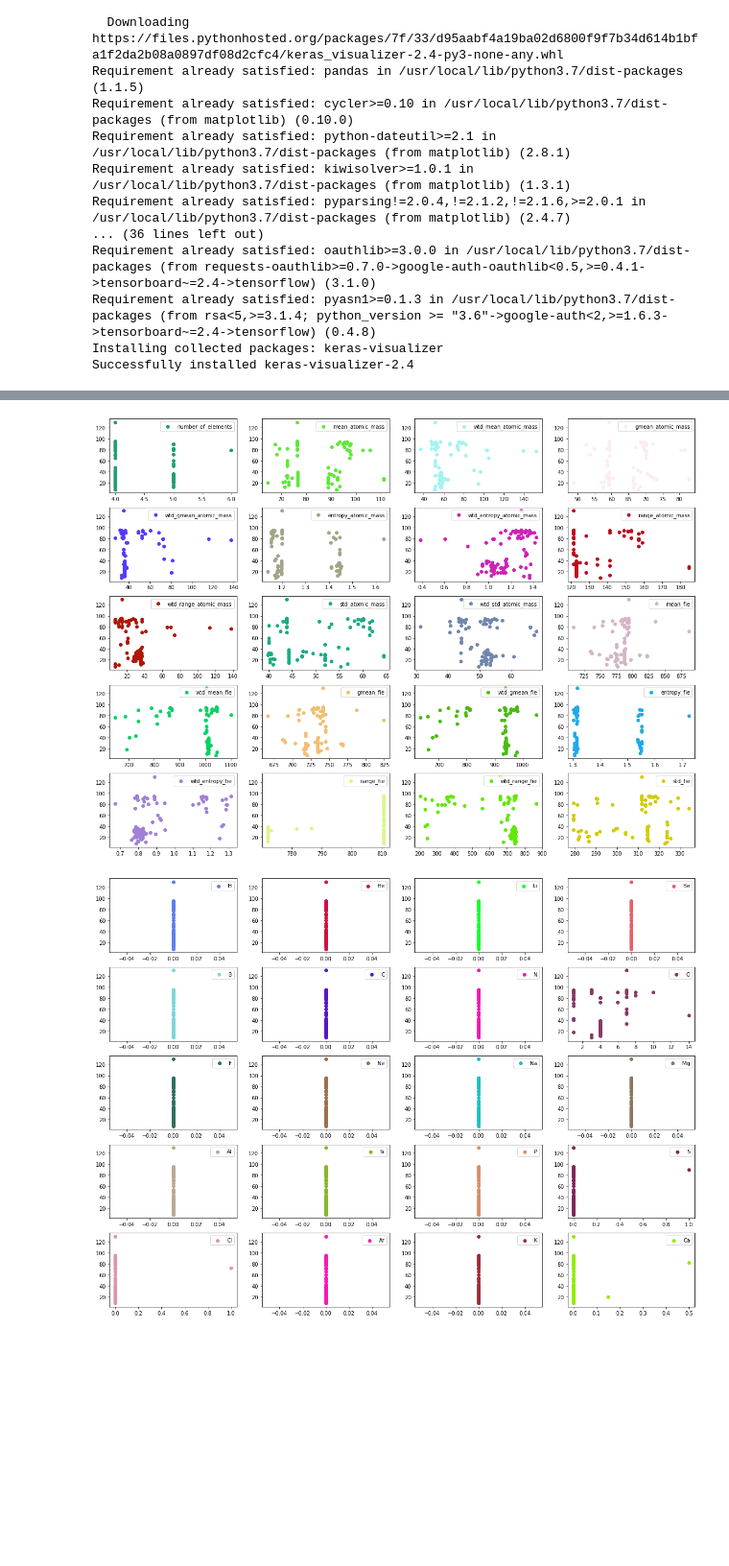
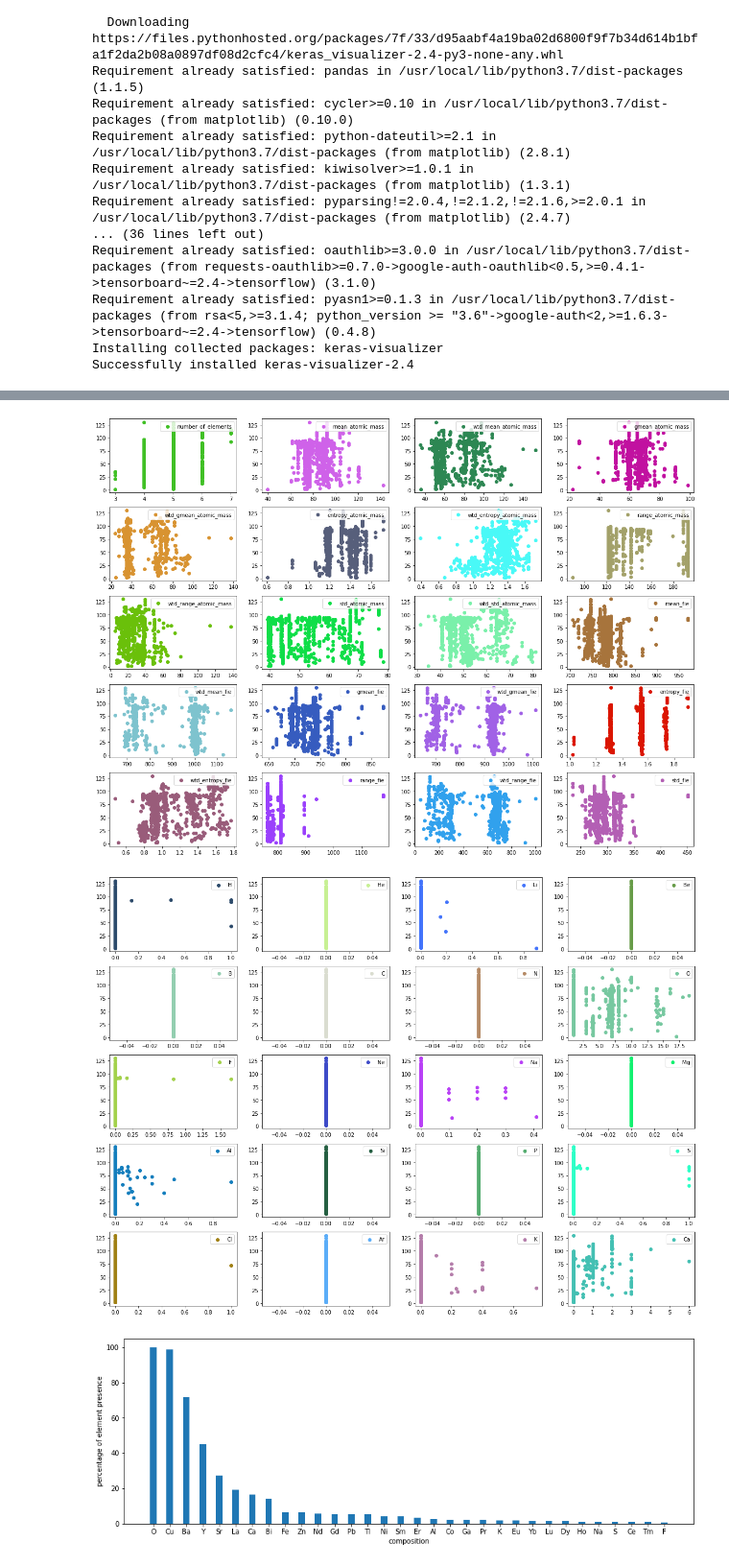
Before and after one commit to Redhatt/MS-ML, a Jupyter notebook: Train.ipynb, the cells around one changed output, grey strips where cells are left out. Shown: that part at 96% size. Drawn from its saved outputs; the diff is of its cells as text; code cells hidden in the pictures; blank space fills up the shorter version.

```diff
--- a/Train.ipynb
+++ b/Train.ipynb
@@ -65,7 +65,7 @@ comp = df_comp_.columns.tolist()
 #   print(f"{k}. {i}")
 # %%
 # reducing data size
-top = 100
+top = 1000
 df_para_ = df_para_.head(top)
 df_comp_ = df_comp_.head(top)
 # %%
@@ -103,6 +103,6 @@ shape of data_comp: (100, 86)
 # %%
 # ploting data
-# playing and looking for some relation among different parameters againest G_VRH
+# playing and looking for some relation among different parameters againest temp
 def get_factors(a):
   if a>15:return a//4 + 1*(a%4 != 0), 4
   if a>8: return a//3 + 1*(a%3 != 0), 3
@@ -134,7 +134,7 @@ for i in range(row_count):
       break
 plt.show()
 # %% [output]
-[figure, old version]
+[figure, new version]
 # %%
 figure = plt.figure()
 
@@ -160,4 +160,25 @@ for i in range(row_count):
       break
 plt.show()
 # %% [output]
-[figure, old version]
+[figure, new version]
+# %%
+# element proportion graph
+
+figure = plt.figure()
+figure.set_size_inches(15, 5)
+
+size = 32
+
+y_label = "percentage of element presence"
+x_label = comp[:]
+
+values =[np.sum(x>0, axis=0)/float(x.shape[0]) for x in data_comp.T]
+values, x_label = zip(*sorted(zip(values, x_label), reverse=True, key=lambda x:x[0]))
+values = 100.0 * np.asarray(values)
+
+plt.xlabel('composition')
+plt.ylabel(y_label)
+plt.bar(x_label[:size], values[:size], width=0.4)
+plt.show()
+# %% [output]
+[figure, added]
```
Also changed, not shown: parts of 3 cells of this notebook.
